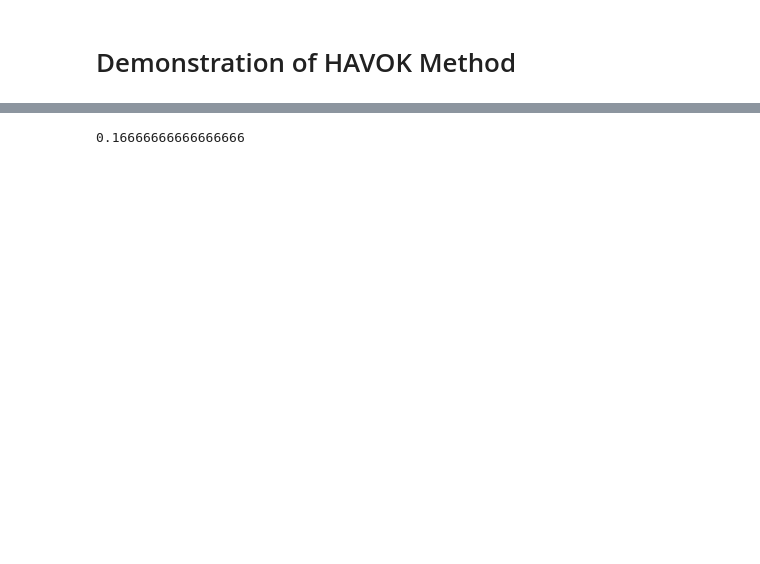
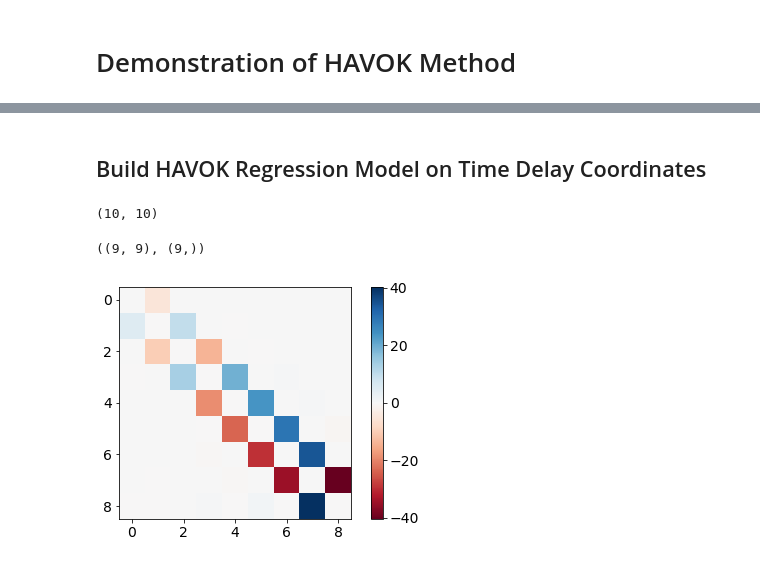
Before and after one commit to billtubbs/mech-575, a Jupyter notebook: code/python/Chapter-7-HAVOK-Lorenz.ipynb, the cells around one changed output, grey strips where cells are left out. Drawn from its saved outputs; the diff is of its cells as text; code cells hidden in the pictures; blank space fills up the shorter version.

```diff
--- a/code/python/Chapter-7-HAVOK-Lorenz.ipynb
+++ b/code/python/Chapter-7-HAVOK-Lorenz.ipynb
@@ -54,9 +178,26 @@ V = V[2:-2]
+# %% [markdown]
+## Build HAVOK Regression Model on Time Delay Coordinates
+# %%
+xi = np.linalg.lstsq(V, dV, rcond=None)[0]
+xi.shape
+# %% [output]
+(10, 10)
 # %%
-## Build HAVOK Regression Model on Time Delay Coordinates
-Xi = np.linalg.lstsq(V,dV,rcond=None)[0]
-A = Xi[:(r-1),:(r-1)].T
-B = Xi[-1,:(r-1)].T
+# Choose rank of HAVOK model
+r = 10
+
+A = xi[:(r-1), :(r-1)].T
+B = xi[-1, :(r-1)].T
+
+A.shape, B.shape
+# %% [output]
+((9, 9), (9,))
-# %%
-print(1/2/3)
-# %% [output]
-0.16666666666666666
+# %%
+plt.imshow(A, cmap='RdBu')
+plt.colorbar()
+plt.tight_layout()
+filepath = os.path.join(plot_dir, 'lorenz_reg_model.pdf')
+plt.savefig(filepath)
+plt.show()
+# %% [output]
+[figure, added]
```
Also changed, not shown: parts of 23 cells of this notebook, 1 other file.
